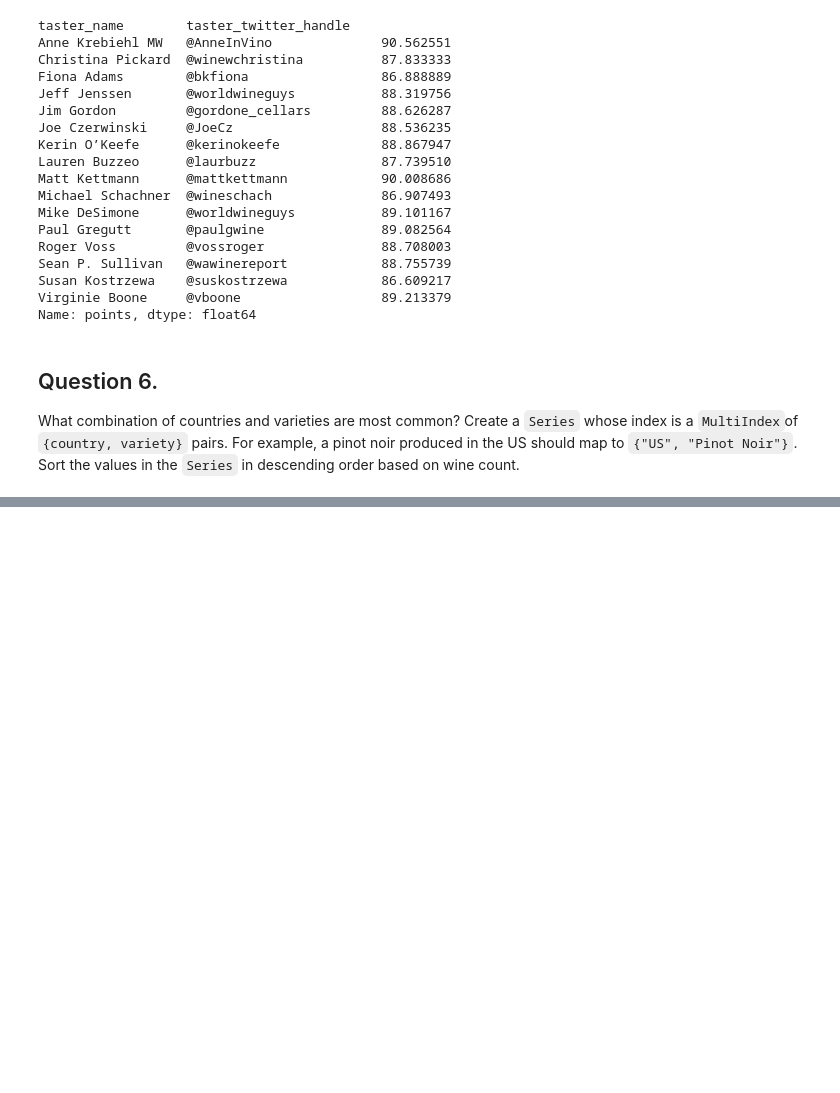
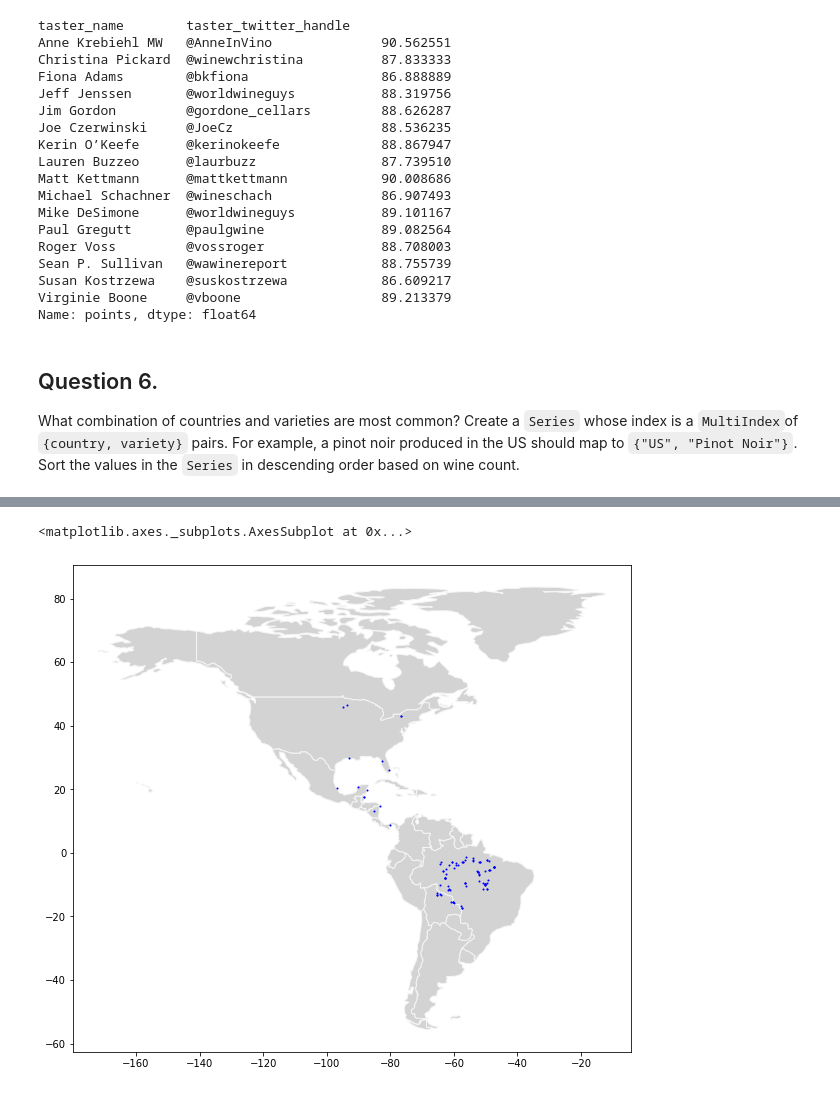
Before and after one commit to jimaid/tutorial, a Jupyter notebook: Pandas tutorials.ipynb, the cells around one changed output, grey strips where cells are left out. Drawn from its saved outputs; the diff is of its cells as text; code cells hidden in the pictures; blank space fills up the shorter version.

Commit message:
Geospatial analysis of birds migration in the Americas

```diff
--- a/Pandas tutorials.ipynb
+++ b/Pandas tutorials.ipynb
@@ -670,0 +771,3 @@ pairs = reviews.groupby(['country', 'variety']).size().sort_values(by='size', as
+# %%
+purple = pd.read_csv('purple_martin.csv')
+purple.head()
@@ -670,0 +791,7 @@ pairs = reviews.groupby(['country', 'variety']).size().sort_values(by='size', as
+# %%
+birds = gpd.GeoDataFrame(purple, geometry=gpd.points_from_xy(purple['location-long'],purple['location-lat']))
+
+# convert crs to epsg:4326
+
+birds.crs = {'init': 'epsg:4326'}
+birds.head()
@@ -670,0 +809,5 @@ pairs = reviews.groupby(['country', 'variety']).size().sort_values(by='size', as
+# %%
+path = gpd.datasets.get_path('naturalearth_lowres')
+world = gpd.read_file (path)
+america = world.loc[world.continent.isin(['North America', 'South America'])]
+america.head()
@@ -670,0 +825,6 @@ pairs = reviews.groupby(['country', 'variety']).size().sort_values(by='size', as
+# %%
+ax = america.plot(figsize=(10,10), edgecolor='whitesmoke', color='lightgray')
+birds.plot(markersize=1, color ='blue', ax=ax)
+# %% [output]
+<matplotlib.axes._subplots.AxesSubplot at 0x...>
+[figure, added]
```
Also changed, not shown: parts of 35 cells of this notebook.
